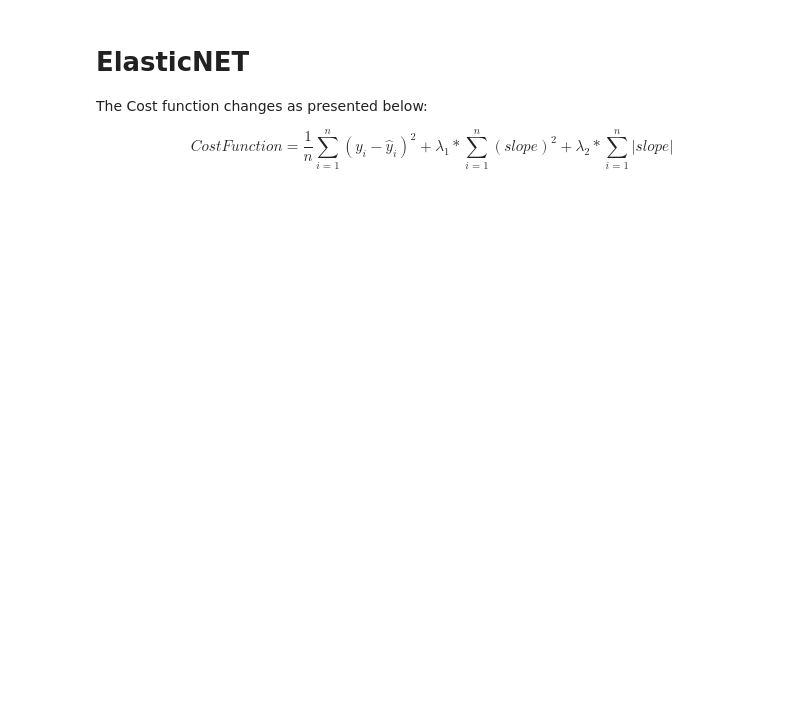
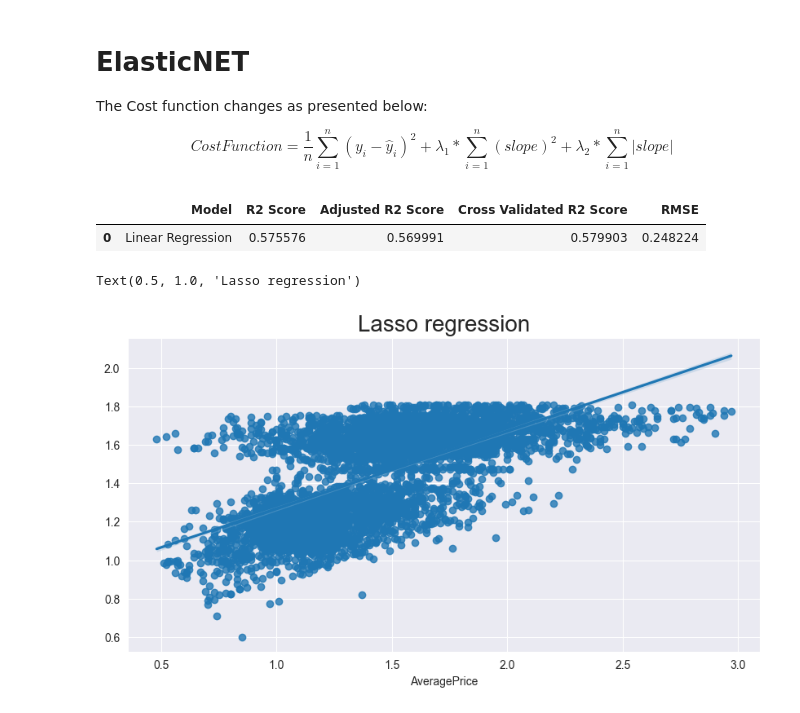
Before and after one commit to SahilLodha/AI_Classes_Notebooks, a Jupyter notebook: classical_ml/Section 01 - Linear Regression/Regression_Notebook.ipynb, the cells around one changed output. Cells and saved outputs as stored; diff of their text form; code cells hidden in the pictures; blank space fills up the shorter version.

```diff
--- a/classical_ml/Section 01 - Linear Regression/Regression_Notebook.ipynb
+++ b/classical_ml/Section 01 - Linear Regression/Regression_Notebook.ipynb
@@ -502,0 +548,19 @@ $$ Cost Function = \frac 1n\sum_{i=1}^n(y_i-\hat{y}_i)^2  +  \lambda_1 * \sum_{i
+# %%
+elasticNet = ElasticNet(l1_ratio=0.02, alpha=0.01)
+elasticNet.fit(X_ava_train, y_ava_train)
+y_ava_predicted = lasso.predict(X_ava_test)
+# %%
+ndf = [Reg_Models_Evaluation_Metrics(elasticNet, X_ava_train, y_ava_train, X_ava_test, y_ava_test, y_predictions)]
+elastic_net_scr = pd.DataFrame(data=ndf, columns=['R2 Score', 'Adjusted R2 Score', 'Cross Validated R2 Score', 'RMSE'])
+elastic_net_scr.insert(0, "Model", "Linear Regression")
+elastic_net_scr
+# %% [output]
+|  | Model | R2 Score | Adjusted R2 Score | Cross Validated R2 Score | RMSE |
+| 0 | Linear Regression | 0.575576 | 0.569991 | 0.579903 | 0.248224 |
+# %%
+plt.figure(figsize=(10, 5))
+sns.regplot(x=y_ava_test, y=y_ava_predicted)
+plt.title('Elastic Regression', fontsize=20)
+# %% [output]
+Text(0.5, 1.0, 'Lasso regression')
+[figure, added]
```
Also changed, not shown: parts of 13 cells of this notebook, 1 other file.
